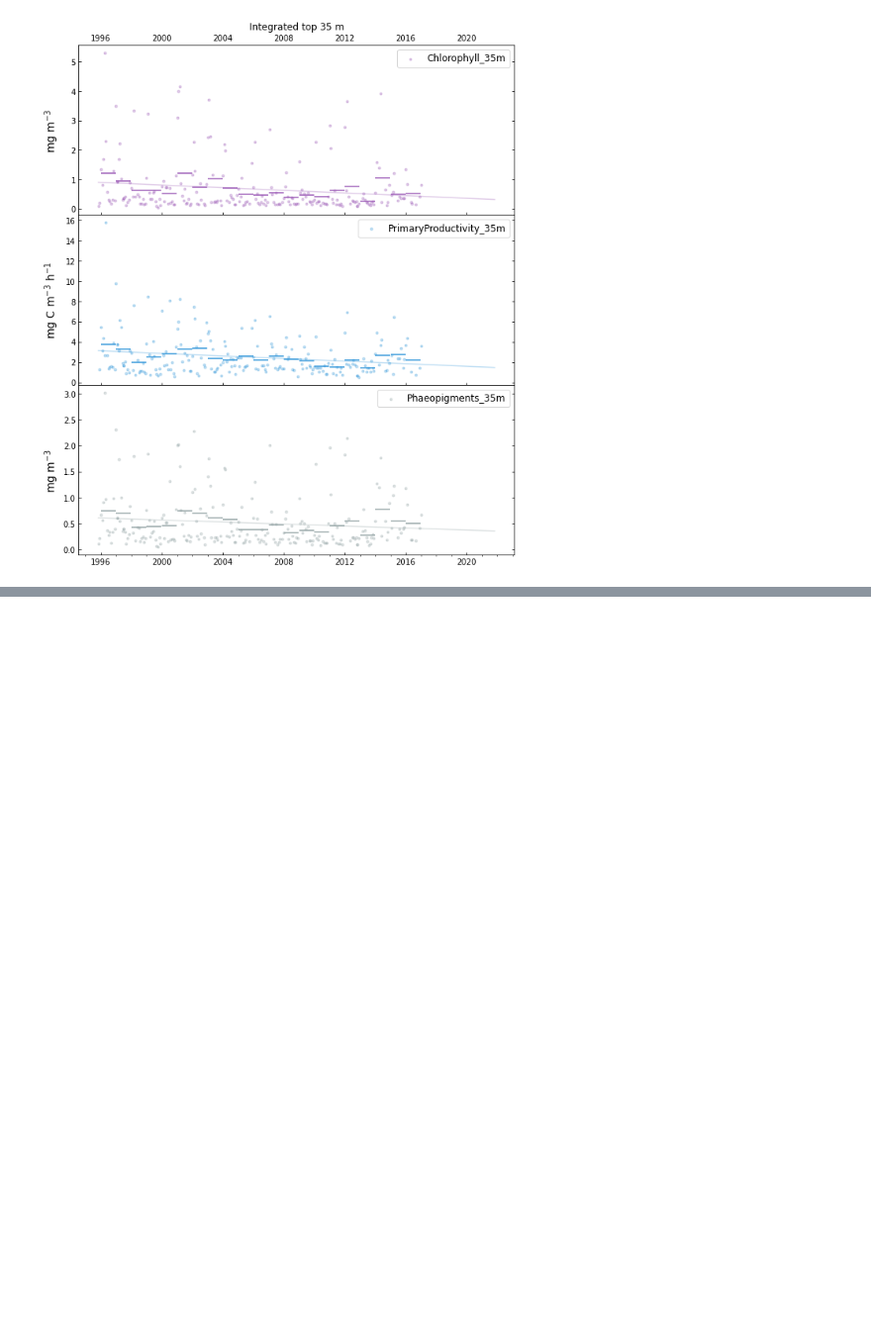
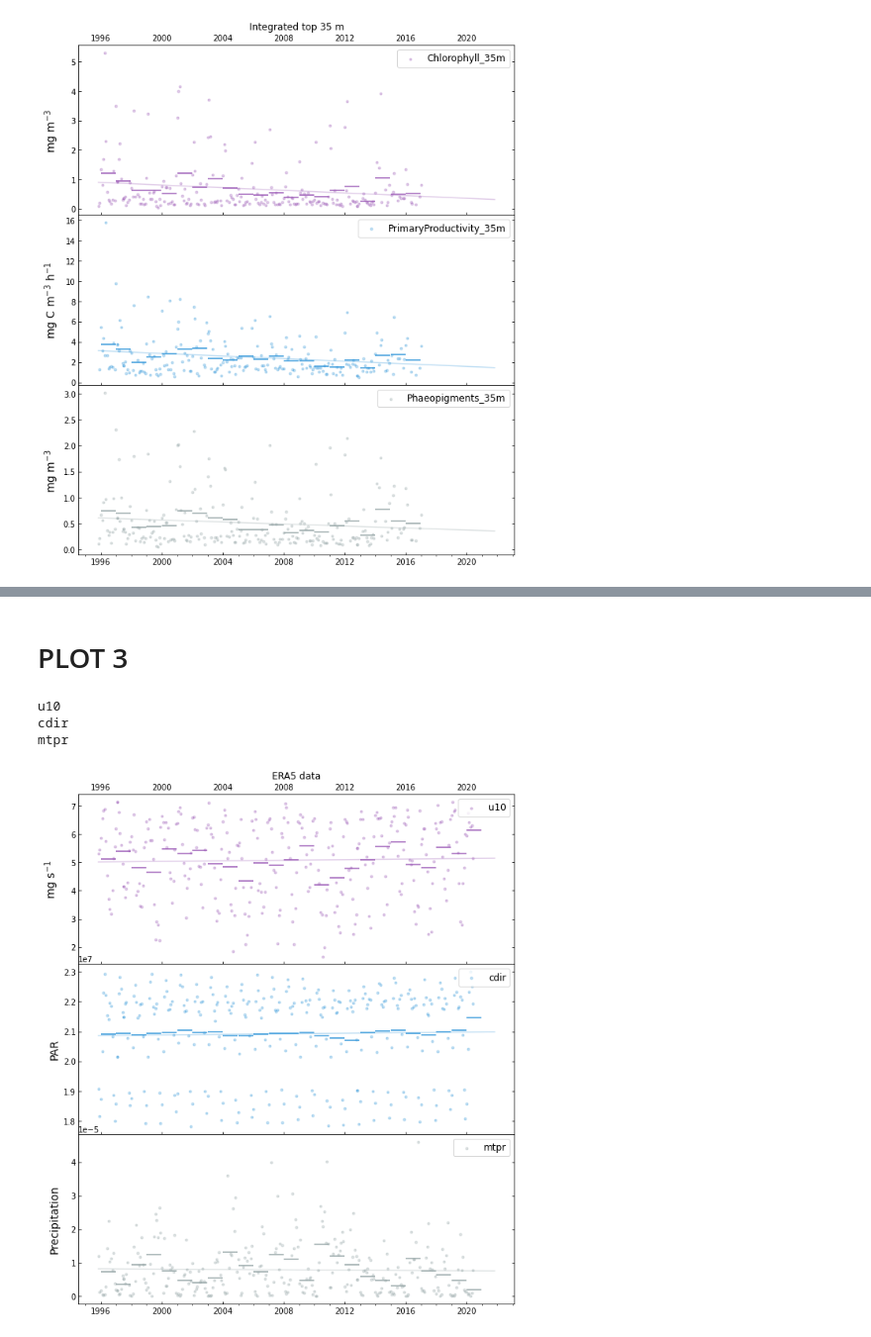
Before and after one commit to ben1post/BennyPhD, a Jupyter notebook: CaRiaco/SCRIPPS/CARIACO_data/Manuscript2DataAnalysis/DataCatalogueViz/Plots_TIMESERIESDATA.ipynb, the cells around one changed output, grey strips where cells are left out. Shown at 99% size. Drawn from its saved outputs; the diff is of its cells as text; code cells hidden in the pictures; blank space fills up the shorter version.

```diff
--- a/CaRiaco/SCRIPPS/CARIACO_data/Manuscript2DataAnalysis/DataCatalogueViz/Plots_TIMESERIESDATA.ipynb
+++ b/CaRiaco/SCRIPPS/CARIACO_data/Manuscript2DataAnalysis/DataCatalogueViz/Plots_TIMESERIESDATA.ipynb
@@ -222,0 +228,14 @@ Phaeopigments_35to100m
+# %% [markdown]
+# PLOT 3
+# %%
+plot_cols = ['u10', 'cdir', 'mtpr']
+y_label = ['mg $\mathrm{s}^{-1}$', 'PAR', 'Precipitation']
+no_of_rows = len(plot_cols)
+
+plottimeseries(plot_cols, y_label, no_of_rows, title='ERA5 data')
+plt.savefig("NewTimeSeriesPlots/TS3_ERA5.png")
+# %% [output]
+u10
+cdir
+mtpr
+[figure, added]
```
Also changed, not shown: parts of 10 cells of this notebook, 48 other files.
